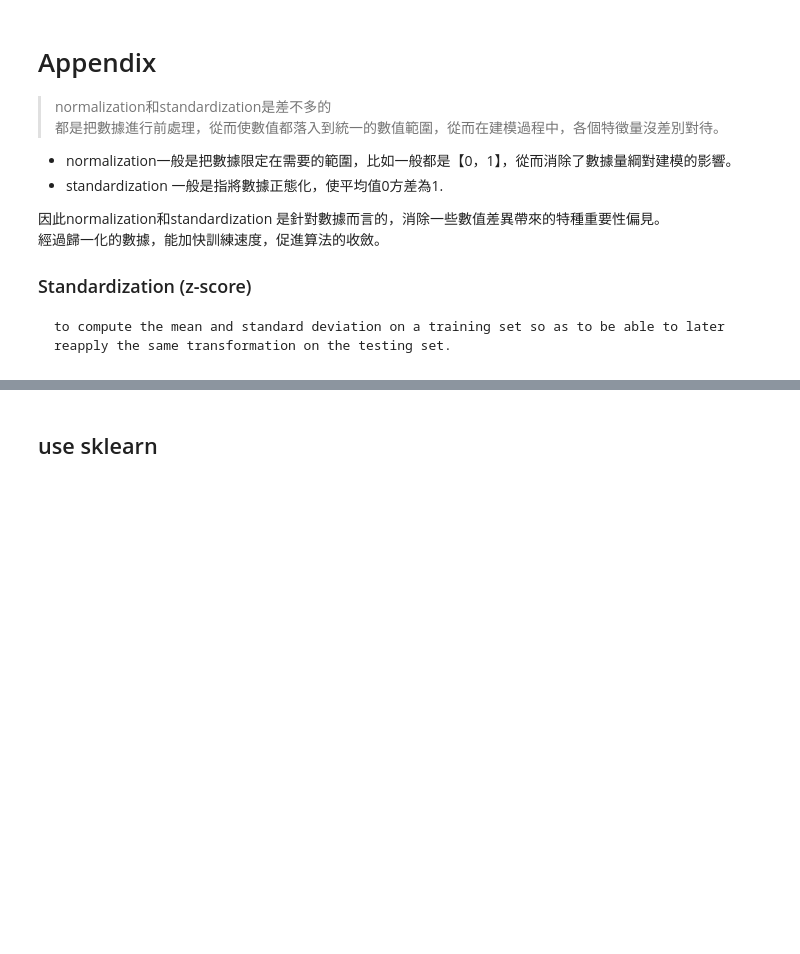
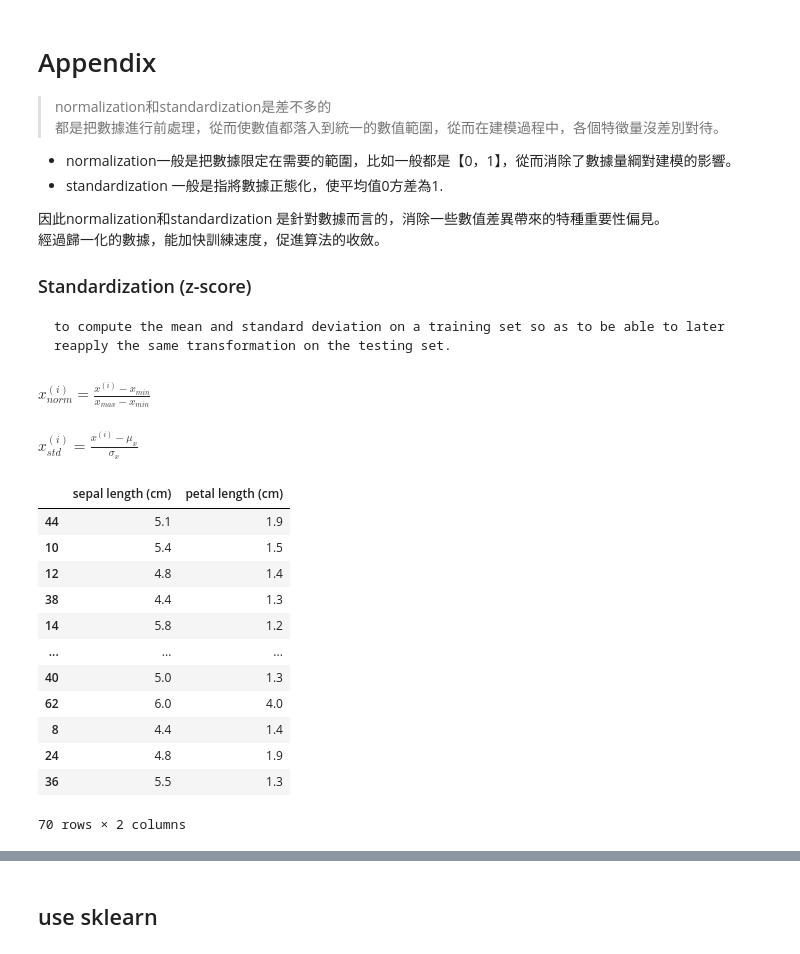
Before and after one commit to chiangmengche/IMLP449, a Jupyter notebook: Unit03/6_scikit_learn_Basic_實戰.ipynb, the cells around one changed output, grey strips where cells are left out. Cells and saved outputs as stored; diff of their text form; code cells hidden in the pictures; blank space fills up the shorter version.

```diff
--- a/Unit03/6_scikit_learn_Basic_實戰.ipynb
+++ b/Unit03/6_scikit_learn_Basic_實戰.ipynb
@@ -212,5 +259,14 @@ X_test.head()
 
 ### Standardization (z-score)
     to compute the mean and standard deviation on a training set so as to be able to later reapply the same transformation on the testing set.
+# %%
+from IPython.display import Math
+Math(r'x^{(i)}_{norm}=\frac{x^{(i)}-x_{min}}{x_{max}-x_{min}}')
+# %% [output]
+$\displaystyle x^{(i)}_{norm}=\frac{x^{(i)}-x_{min}}{x_{max}-x_{min}}$
+# %%
+Math(r'x^{(i)}_{std}=\frac{x^{(i)}-\mu_{x}}{\sigma_{x}}')
+# %% [output]
+$\displaystyle x^{(i)}_{std}=\frac{x^{(i)}-\mu_{x}}{\sigma_{x}}$
 # %%
 def norm_stats(dfs):
@@ -229 +285,17 @@ def z_score(col, stats):
     return df
+# %%
+X_train
+# %% [output]
+|  | sepal length (cm) | petal length (cm) |
+| 44 | 5.1 | 1.9 |
+| 10 | 5.4 | 1.5 |
+| 12 | 4.8 | 1.4 |
+| 38 | 4.4 | 1.3 |
+| 14 | 5.8 | 1.2 |
+| ... | ... | ... |
+| 40 | 5.0 | 1.3 |
+| 62 | 6.0 | 4.0 |
+| 8 | 4.4 | 1.4 |
+| 24 | 4.8 | 1.9 |
+| 36 | 5.5 | 1.3 |
+70 rows × 2 columns
```
Also changed, not shown: parts of 23 cells of this notebook.
